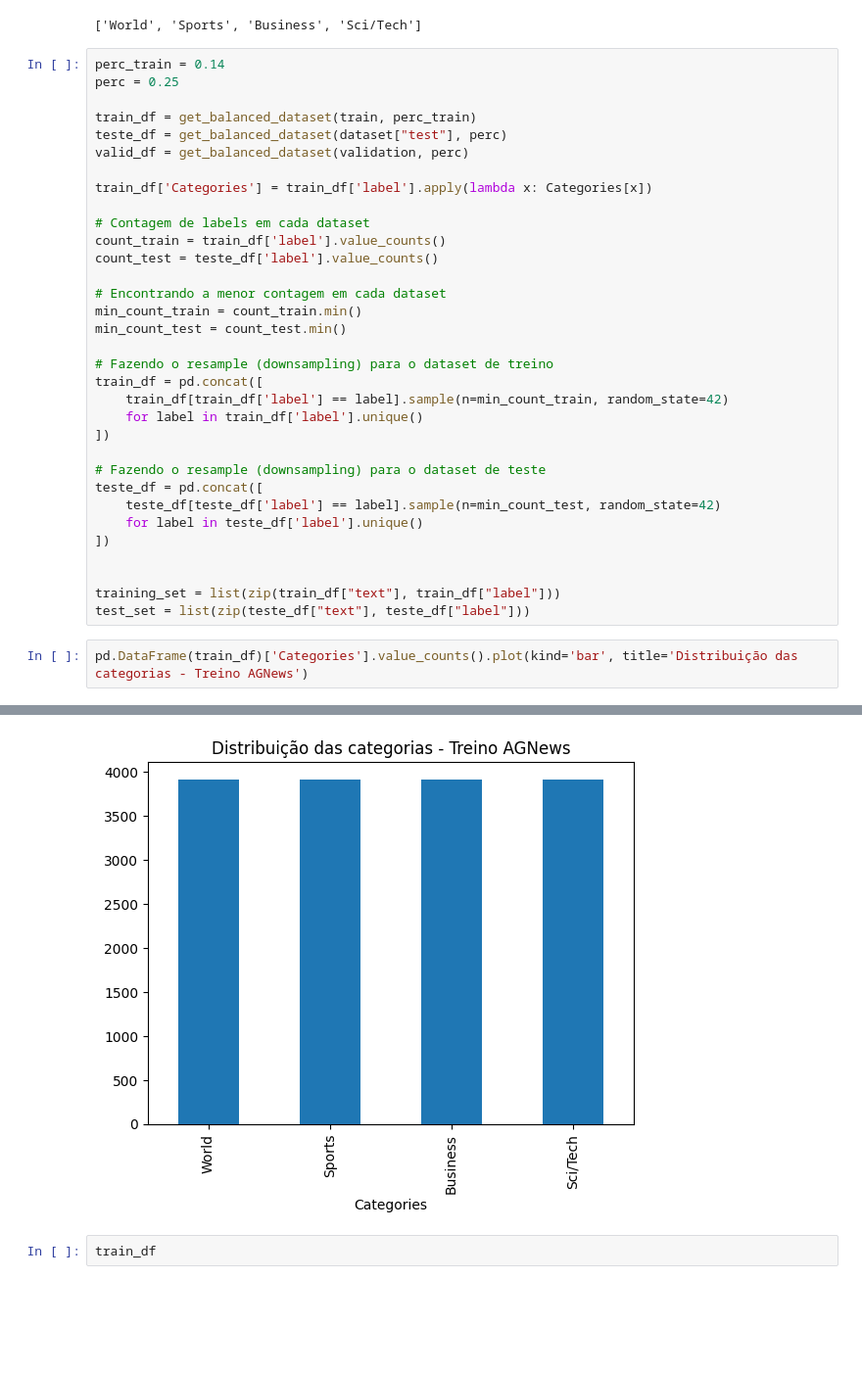
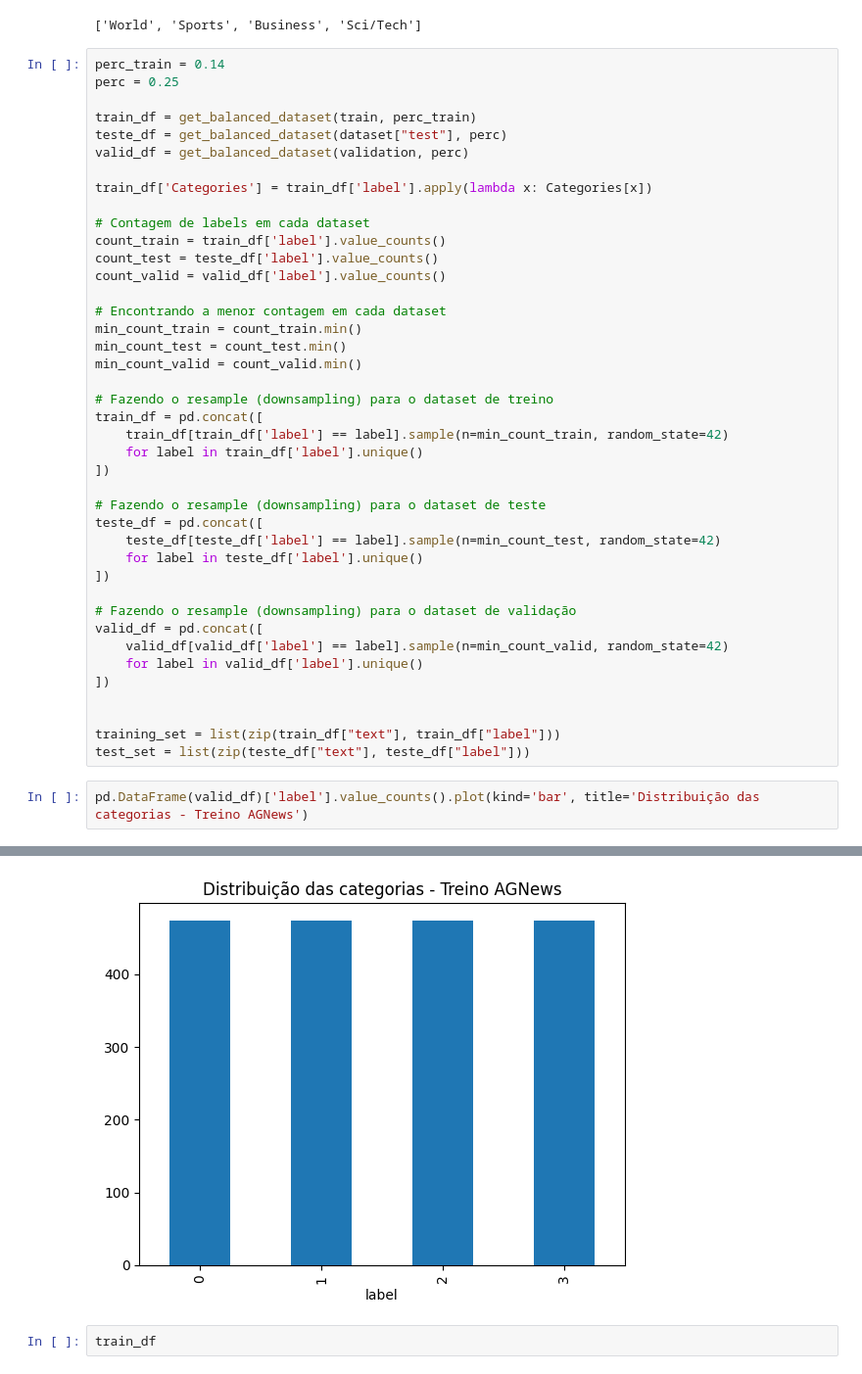
Before and after one commit to yvson18/NLP-final-project, a Jupyter notebook: KNN_COMP_newsEng.ipynb, the cells around one changed output, grey strips where cells are left out. Shown at 98% size. Drawn from its saved outputs; the diff is of its cells as text; blank space fills up the shorter version.

Commit message:
mod dataset valid

```diff
--- a/KNN_COMP_newsEng.ipynb
+++ b/KNN_COMP_newsEng.ipynb
@@ -37,10 +37,12 @@ train_df['Categories'] = train_df['label'].apply(lambda x: Categories[x])
 # Contagem de labels em cada dataset
 count_train = train_df['label'].value_counts()
 count_test = teste_df['label'].value_counts()
+count_valid = valid_df['label'].value_counts()
 
 # Encontrando a menor contagem em cada dataset
 min_count_train = count_train.min()
 min_count_test = count_test.min()
+min_count_valid = count_valid.min()
 
 # Fazendo o resample (downsampling) para o dataset de treino
 train_df = pd.concat([
@@ -54,9 +56,15 @@ teste_df = pd.concat([
     for label in teste_df['label'].unique()
 ])
 
+# Fazendo o resample (downsampling) para o dataset de validação
+valid_df = pd.concat([
+    valid_df[valid_df['label'] == label].sample(n=min_count_valid, random_state=42)
+    for label in valid_df['label'].unique()
+])
+
 
 training_set = list(zip(train_df["text"], train_df["label"]))
 test_set = list(zip(teste_df["text"], teste_df["label"]))
 # %%
-pd.DataFrame(train_df)['Categories'].value_counts().plot(kind='bar', title='Distribuição das categorias - Treino AGNews')
+pd.DataFrame(valid_df)['label'].value_counts().plot(kind='bar', title='Distribuição das categorias - Treino AGNews')
 # %% [output]
@@ -64,4 +72,4 @@ pd.DataFrame(train_df)['Categories'].value_counts().plot(kind='bar', title='Dist
-[figure, old version]
+[figure, new version]
 # %%
 train_df
 # %% [output]
```
Also changed, not shown: parts of 1 cell of this notebook, 1 other file.
